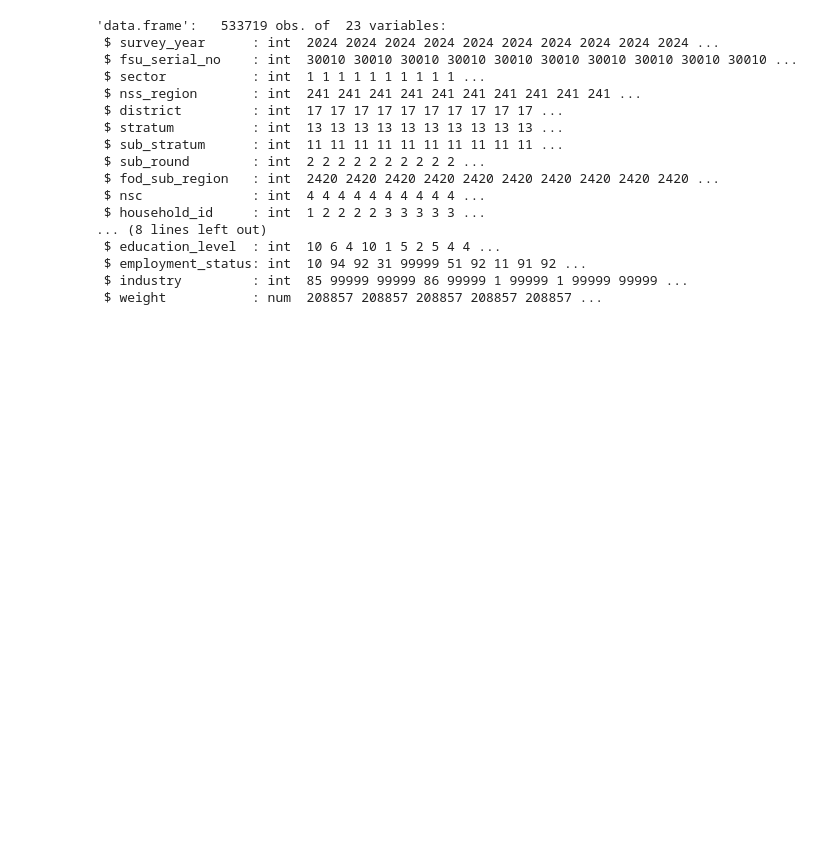
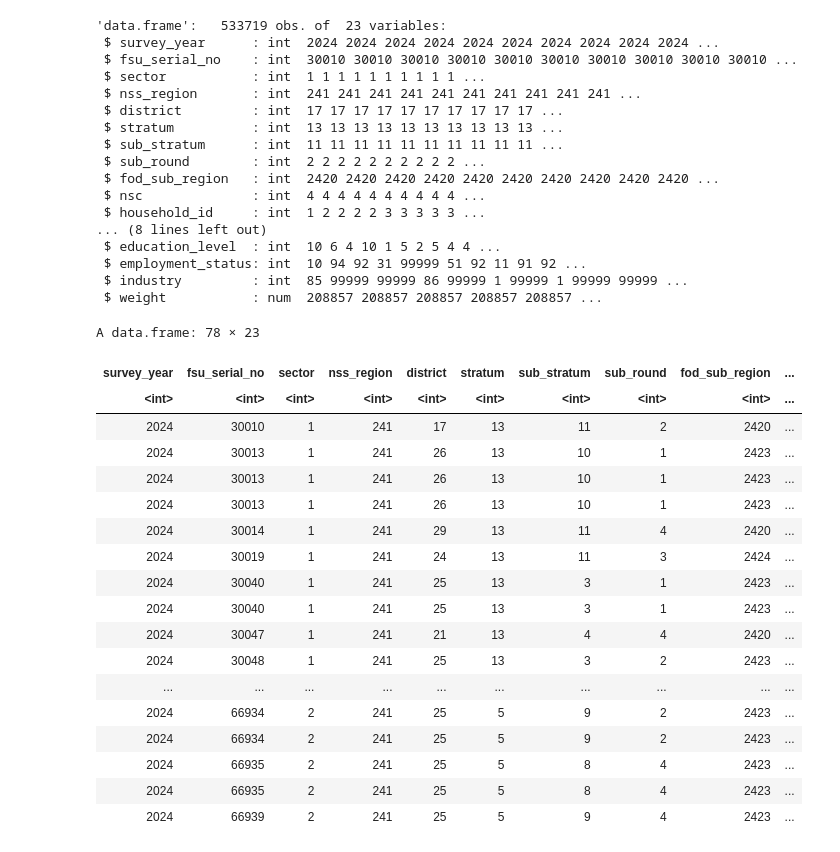
Before and after one commit to anmpahwa/CE5540, a Jupyter notebook: book/content/lecture_03.ipynb, the cells around one changed output. Saved outputs shown, nothing was run; the diff lists cells and outputs as text; code cells hidden in the pictures; blank space fills up the shorter version.

```diff
--- a/book/content/lecture_03.ipynb
+++ b/book/content/lecture_03.ipynb
@@ -262,4 +262,30 @@ str(data)             # Data Structure
  $ employment_status: int  10 94 92 31 99999 51 92 11 91 92 ...
  $ industry         : int  85 99999 99999 86 99999 1 99999 1 99999 99999 ...
  $ weight           : num  208857 208857 208857 208857 208857 ...
+# %%
+library(dplyr)
+
+# Filtering out into a smaller dataset
+data <- data %>% filter(data$nss_region==241, data$employment_status==81)
+View(data)
+# %% [output]
+A data.frame: 78 × 23
+| survey_year | fsu_serial_no | sector | nss_region | district | stratum | sub_stratum | sub_round | fod_sub_region | ... |
+| <int> | <int> | <int> | <int> | <int> | <int> | <int> | <int> | <int> | ... |
+| 2024 | 30010 | 1 | 241 | 17 | 13 | 11 | 2 | 2420 | ... |
+| 2024 | 30013 | 1 | 241 | 26 | 13 | 10 | 1 | 2423 | ... |
+| 2024 | 30013 | 1 | 241 | 26 | 13 | 10 | 1 | 2423 | ... |
+| 2024 | 30013 | 1 | 241 | 26 | 13 | 10 | 1 | 2423 | ... |
+| 2024 | 30014 | 1 | 241 | 29 | 13 | 11 | 4 | 2420 | ... |
+| 2024 | 30019 | 1 | 241 | 24 | 13 | 11 | 3 | 2424 | ... |
+| 2024 | 30040 | 1 | 241 | 25 | 13 | 3 | 1 | 2423 | ... |
+| 2024 | 30040 | 1 | 241 | 25 | 13 | 3 | 1 | 2423 | ... |
+| 2024 | 30047 | 1 | 241 | 21 | 13 | 4 | 4 | 2420 | ... |
+| 2024 | 30048 | 1 | 241 | 25 | 13 | 3 | 2 | 2423 | ... |
+| ... | ... | ... | ... | ... | ... | ... | ... | ... | ... |
+| 2024 | 66934 | 2 | 241 | 25 | 5 | 9 | 2 | 2423 | ... |
+| 2024 | 66934 | 2 | 241 | 25 | 5 | 9 | 2 | 2423 | ... |
+| 2024 | 66935 | 2 | 241 | 25 | 5 | 8 | 4 | 2423 | ... |
+| 2024 | 66935 | 2 | 241 | 25 | 5 | 8 | 4 | 2423 | ... |
+| 2024 | 66939 | 2 | 241 | 25 | 5 | 9 | 4 | 2423 | ... |
 # %%
```
Also changed, not shown: parts of 4 cells of this notebook.
